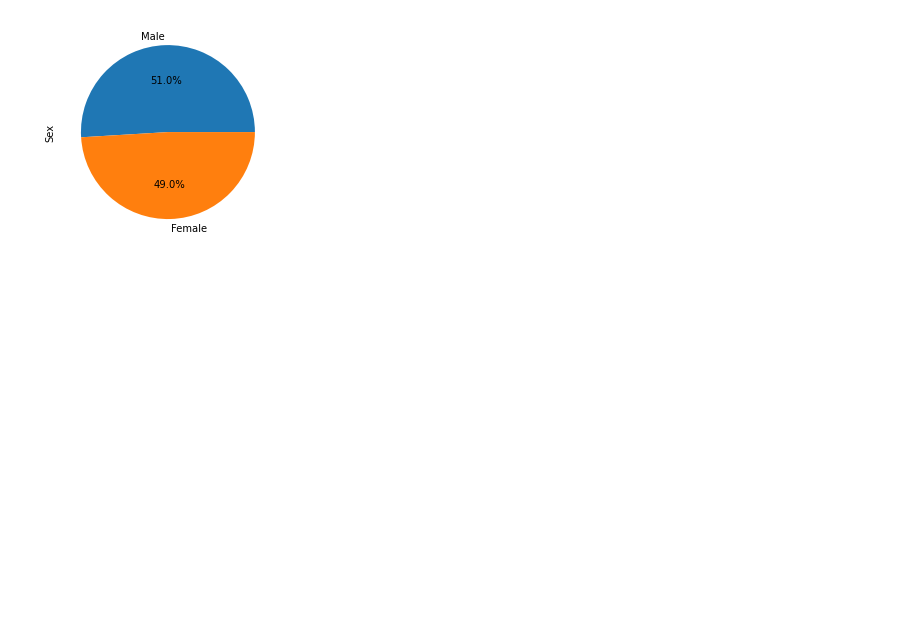
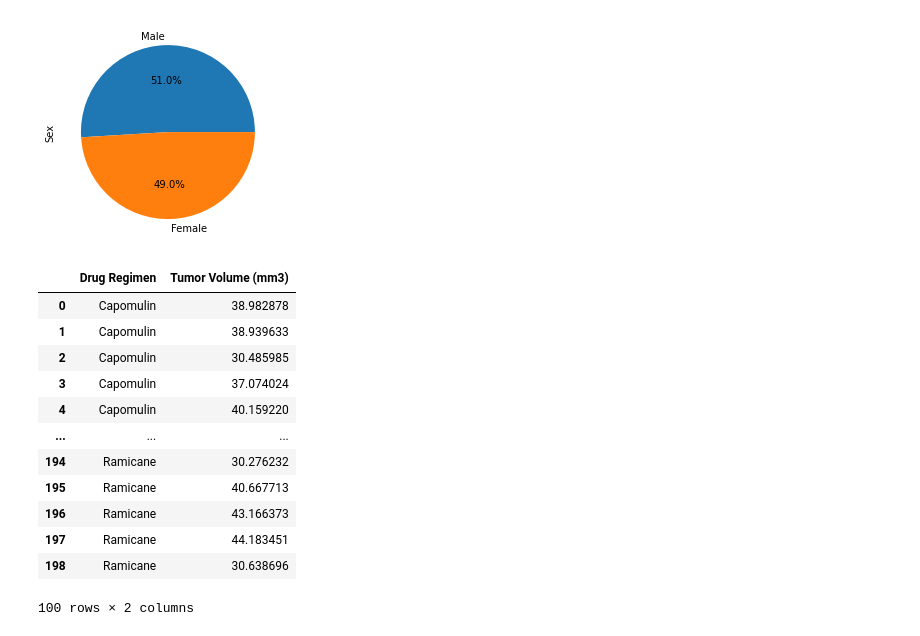
Before and after one commit to VinnyShankar/matplotlib-challenge, a Jupyter notebook: Pymaceuticals/Pymaceuticals.ipynb, the cells around one changed output. Drawn from its saved outputs; the diff is of its cells as text; code cells hidden in the pictures; blank space fills up the shorter version.

Commit message:
final tumor volume per mouse per regimen

```diff
--- a/Pymaceuticals/Pymaceuticals.ipynb
+++ b/Pymaceuticals/Pymaceuticals.ipynb
@@ -166,3 +166,28 @@ plt.ylabel("Sex")
 plt.show()
 # %% [output]
 [figure]
+# %%
+#Grouping by drug regimen, get the maximum timepoint for each mouse
+max_timepoint_df = pd.DataFrame(clean_df.groupby(["Drug Regimen","Mouse ID"]).max()["Timepoint"])
+
+# Merge this group df with the original DataFrame to get the tumor volume at the last timepoint
+vol_df = pd.merge(max_timepoint_df,clean_df,on=["Drug Regimen","Mouse ID","Timepoint"])
+
+#For the following drug regimens#Filter the merged DataFrame for the four specified drug regimens
+regimens = ["Capomulin","Ramicane","Infubinol","Ceftamin"]
+filtered_df = vol_df.loc[vol_df["Drug Regimen"].isin(regimens)][["Drug Regimen","Tumor Volume (mm3)"]]
+filtered_df
+# %% [output]
+|  | Drug Regimen | Tumor Volume (mm3) |
+| 0 | Capomulin | 38.982878 |
+| 1 | Capomulin | 38.939633 |
+| 2 | Capomulin | 30.485985 |
+| 3 | Capomulin | 37.074024 |
+| 4 | Capomulin | 40.159220 |
+| ... | ... | ... |
+| 194 | Ramicane | 30.276232 |
+| 195 | Ramicane | 40.667713 |
+| 196 | Ramicane | 43.166373 |
+| 197 | Ramicane | 44.183451 |
+| 198 | Ramicane | 30.638696 |
+100 rows × 2 columns
```
